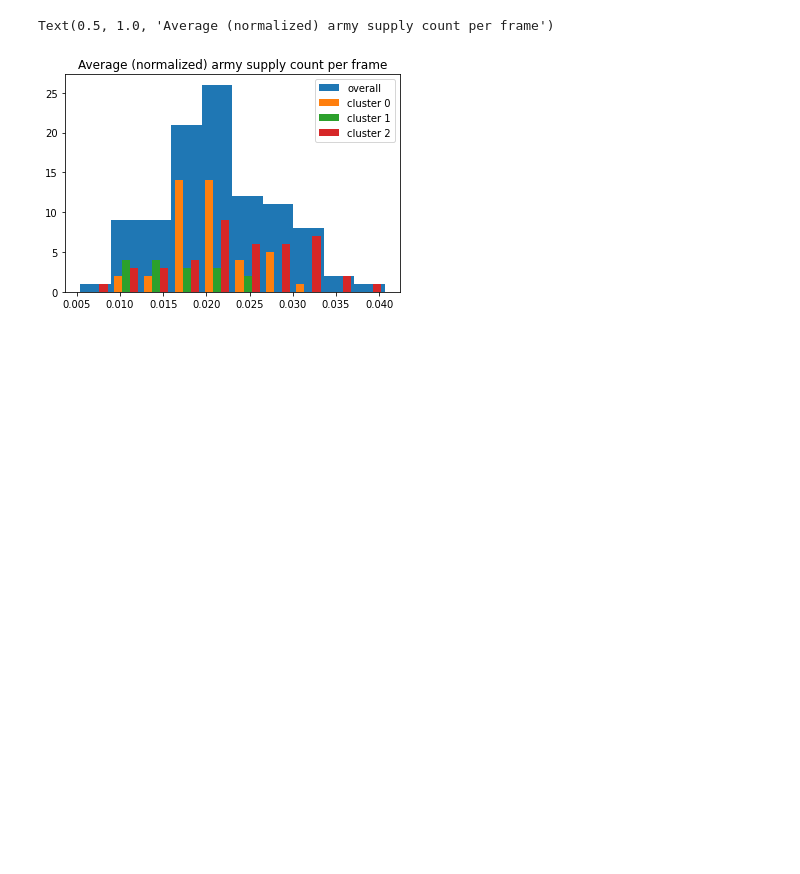
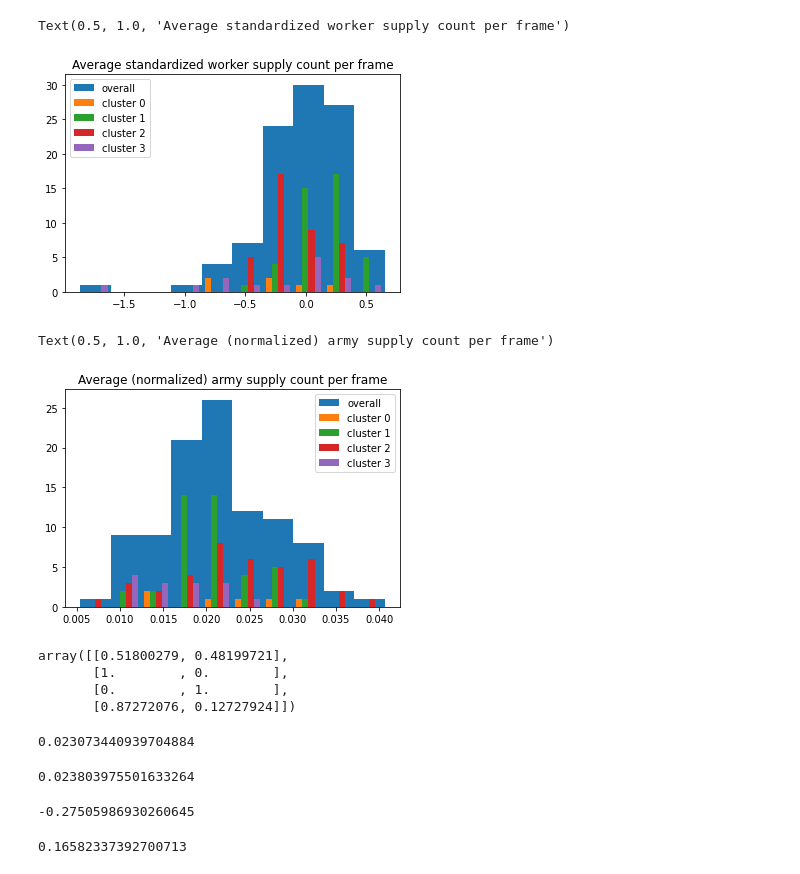
Before and after one commit to daniellawson9999/task1-irl, a Jupyter notebook: analysis.ipynb, the cells around one changed output. Saved outputs shown, nothing was run; the diff lists cells and outputs as text; code cells hidden in the pictures; blank space fills up the shorter version.

```diff
--- a/analysis.ipynb
+++ b/analysis.ipynb
@@ -105,3 +123,20 @@ Text(0.5, 1.0, 'Average (normalized) worker supply count per frame')
+# %%
+# make average worker supply and average army supply distributions
+# army index = 4, worker index = 5
+
+worker_distributions = [ [] for i in range(num_clusters)]
+for i in range(num_replays):
+    index = str(i)
+    worker_distributions[cluster_assignments[i]].append(rewards[str(i)][:, 1].mean())
+
+fig, ax = plt.subplots()
+ax.hist(np.hstack(np.array(worker_distributions)), label='overall')
+ax.hist(worker_distributions, label=cluster_names)
+ax.legend()
+ax.set_title("Average standardized worker supply count per frame")
+# %% [output]
+Text(0.5, 1.0, 'Average standardized worker supply count per frame')
+[figure, added]
 # %%
 # make average worker supply and average army supply distributions
 # army index = 4, worker index = 5
@@ -118,7 +153,30 @@ ax.legend()
 ax.set_title("Average (normalized) army supply count per frame")
 # %% [output]
 Text(0.5, 1.0, 'Average (normalized) army supply count per frame')
-[figure, old version]
+[figure, new version]
+# %%
+clustering_results[0][1]
+# %% [output]
+array([[0.51800279, 0.48199721],
+       [1.        , 0.        ],
+       [0.        , 1.        ],
+       [0.87272076, 0.12727924]])
+# %%
+np.mean(army_distributions[0])
+# %% [output]
+0.023073440939704884
+# %%
+np.mean(army_distributions[2])
+# %% [output]
+0.023803975501633264
+# %%
+np.mean(worker_distributions[0])
+# %% [output]
+-0.27505986930260645
+# %%
+np.mean(worker_distributions[1])
+# %% [output]
+0.16582337392700713
 # %%
 fig, ax = plt.subplots()
 colors = ['orange', 'green', 'red', 'purple']
```
Also changed, not shown: parts of 7 cells of this notebook, 8 other files.
